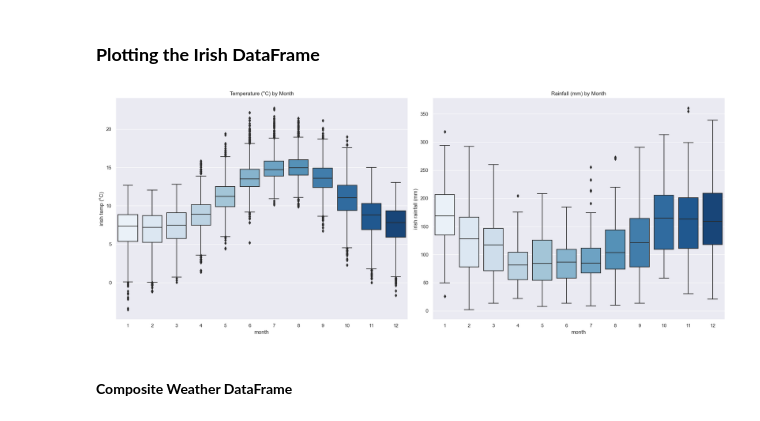
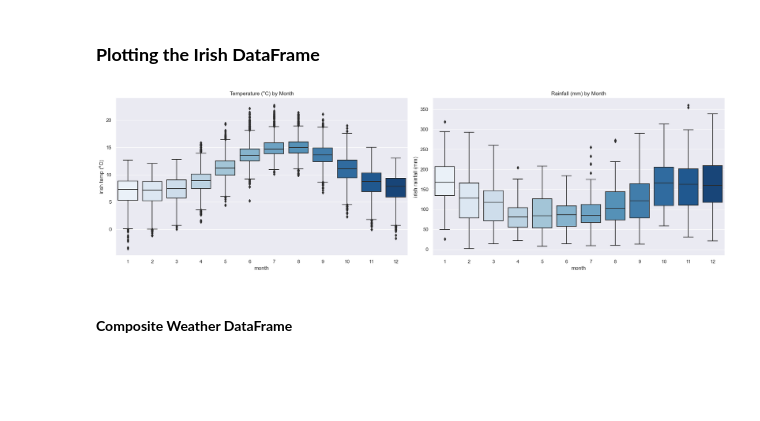
Before and after one commit to damienfarrell/prog-data-project-2, a Jupyter notebook: project_2.ipynb, the cells around one changed output. Cells and saved outputs as stored; diff of their text form; code cells hidden in the pictures; blank space fills up the shorter version.

```diff
--- a/project_2.ipynb
+++ b/project_2.ipynb
@@ -373,20 +349,20 @@ irish_weather_df
 # %% [markdown]
 ### **Plotting the Irish DataFrame**
 # %%
-plt.figure(figsize=(20, 8))
+plt.figure(figsize=(20, 6))
 
 # Irish Temperature
 ax1 = plt.subplot(1, 2, 1)
 sns.boxplot(data=irish_weather_df, x='month', y='irish temp (°C)', palette='Blues')
 ax1.set_title('Temperature (°C) by Month')
 
 # Irish Rainfall
 ax2 = plt.subplot(1, 2, 2)
 sns.boxplot(data=irish_weather_df, x='month', y='irish rainfall (mm)', palette='Blues')
 ax2.set_title('Rainfall (mm) by Month')
 plt.tight_layout()
 # %% [output]
-[figure, old version]
+[figure, new version]
 # %% [markdown]
 #### **Composite Weather DataFrame**
 # %%
```
Also changed, not shown: parts of 51 cells of this notebook, 2 other files.
